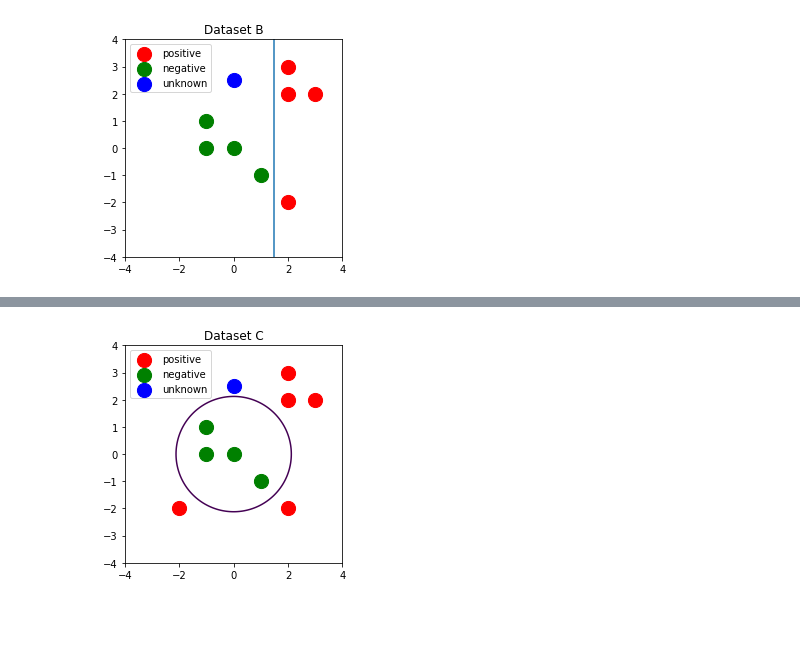
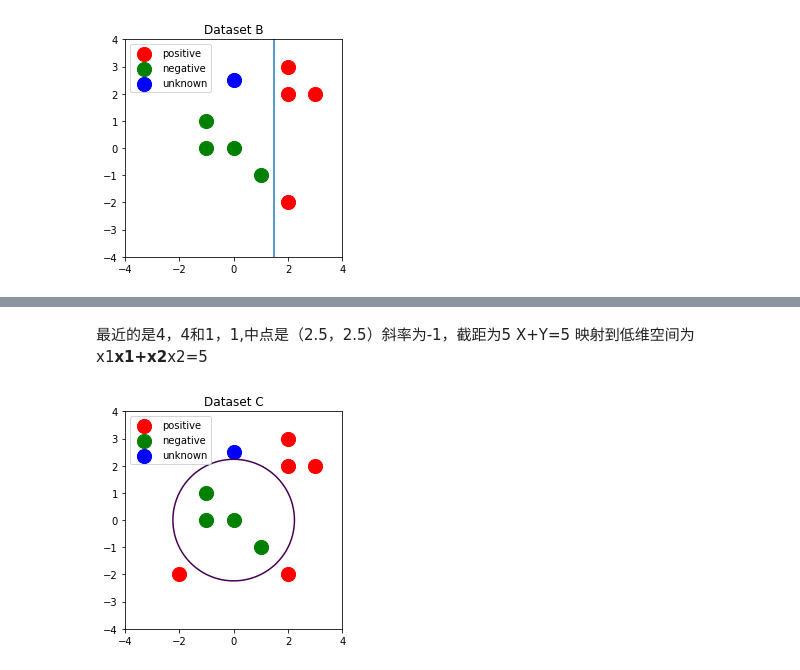
Before and after one commit to Nanoneko/shared, a Jupyter notebook: Q7.ipynb, the cells around one changed output, grey strips where cells are left out. Cells and saved outputs as stored; diff of their text form; code cells hidden in the pictures; blank space fills up the shorter version.

```diff
--- a/Q7.ipynb
+++ b/Q7.ipynb
@@ -46,17 +85,19 @@ plt.legend()
+# %% [markdown]
+最近的是4，4和1，1,中点是（2.5，2.5）斜率为-1，截距为5 X+Y=5 映射到低维空间为x1**x1+x2**x2=5
 # %%
 plt.xlim(-4, 4)
 plt.ylim(-4, 4)
 plt.gca().set_aspect('equal', adjustable='box')
 plt.scatter(x1C,y1C,label = "positive",c ="red",s = 200)
 plt.scatter(x2,y2,label = "negative",c ="green",s = 200)
 plt.scatter(unknown[0],unknown[1],label="unknown",c="blue",s=200)
 plt.title("Dataset C")
 x = np.linspace(-3.0, 3.0, 100)
 y = np.linspace(-3.0, 3.0, 100)
 X, Y = np.meshgrid(x,y)
-F = X**2 + Y**2 - 4.5
+F = X**2 + Y**2 - 5
 plt.contour(X,Y,F,[0])
 plt.legend()
 plt.show()
 # %% [output]
-[figure, old version]
+[figure, new version]
```
Also changed, not shown: parts of 3 cells of this notebook.
